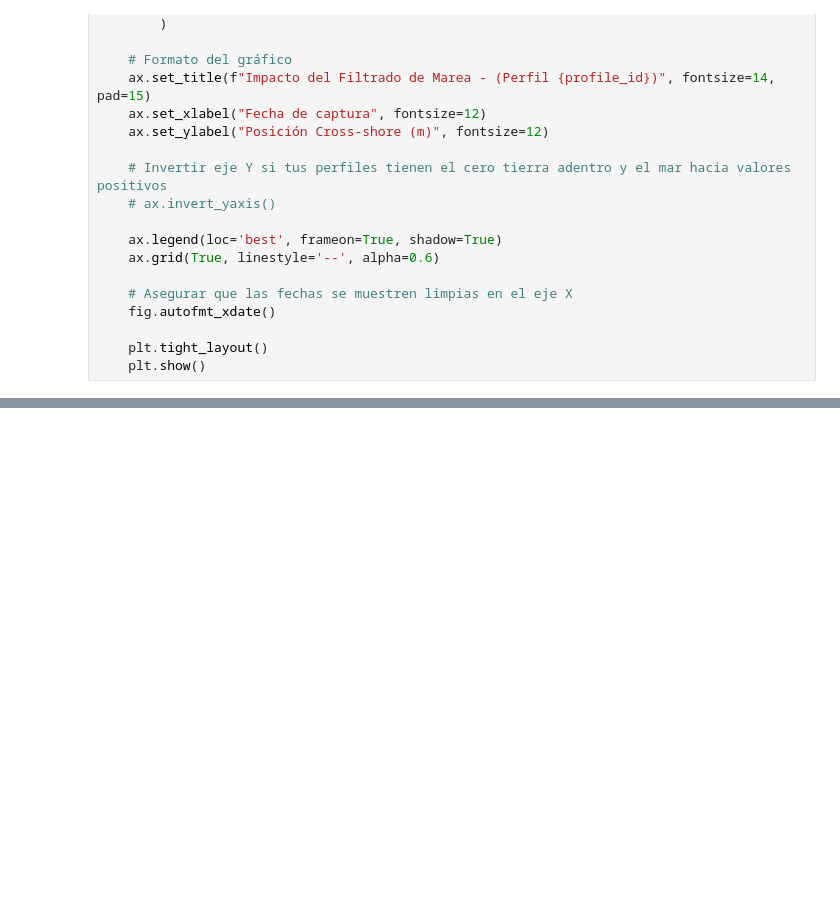
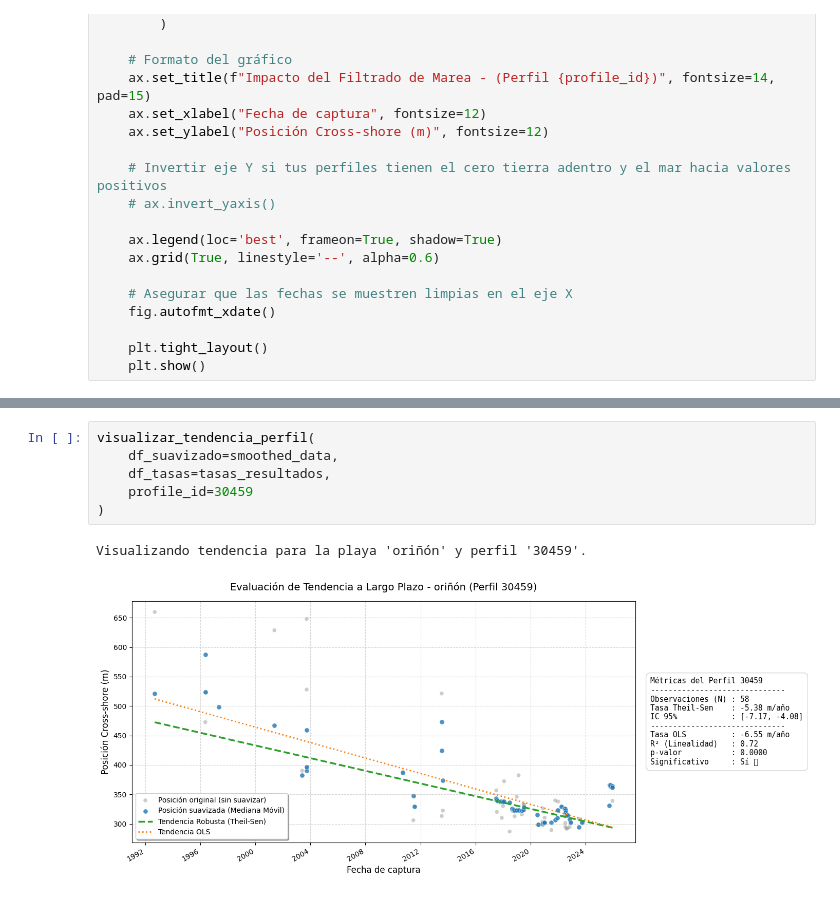
Before and after one commit to AlbertGallegoJimenez/macrotidal_coastal_rates, a Jupyter notebook: nb_test_tasas.ipynb, the cells around one changed output, grey strips where cells are left out. Saved outputs shown, nothing was run; the diff lists cells and outputs as text; blank space fills up the shorter version.

```diff
--- a/nb_test_tasas.ipynb
+++ b/nb_test_tasas.ipynb
@@ -317,0 +395,9 @@ Observaciones totales: 52
+# %%
+visualizar_tendencia_perfil(
+    df_suavizado=smoothed_data,
+    df_tasas=tasas_resultados,
+    profile_id=30459
+)
+# %% [output]
+Visualizando tendencia para la playa 'oriñón' y perfil '30459'.
+[figure, added]
```
Also changed, not shown: parts of 8 cells of this notebook.
